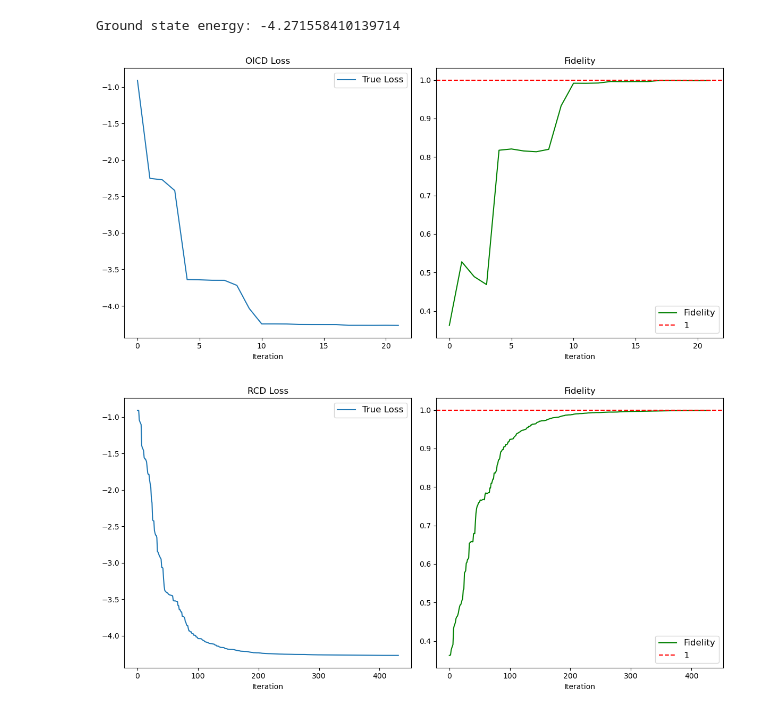
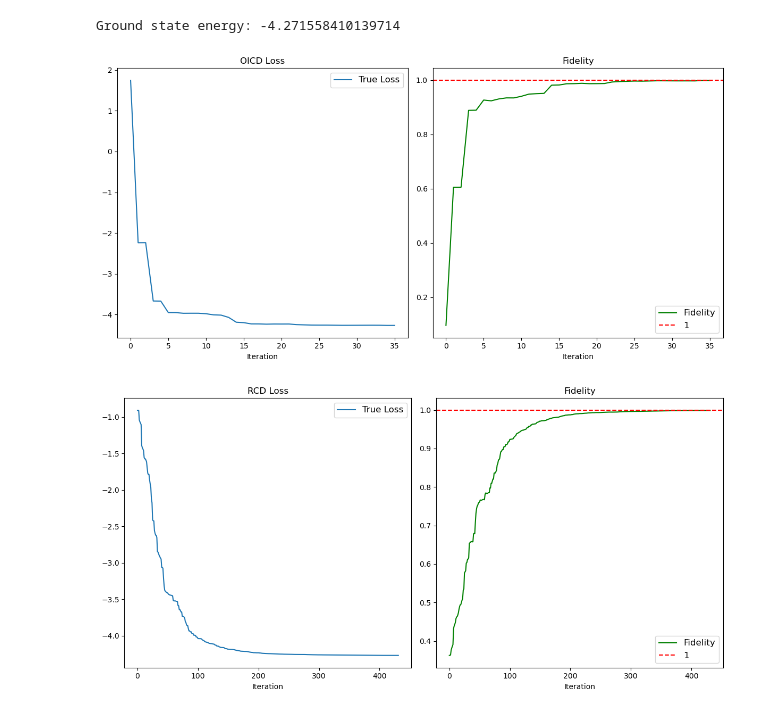
Before and after one commit to GALVINLAI/OICD_for_VQA, a Jupyter notebook: tfim_HVA_Wiersema.ipynb, the cells around one changed output. Drawn from its saved outputs; the diff is of its cells as text; code cells hidden in the pictures.

Commit message:
add eigenvalue method

```diff
--- a/tfim_HVA_Wiersema.ipynb
+++ b/tfim_HVA_Wiersema.ipynb
@@ -408,27 +408,28 @@ Ground state energy: -4.271558410139714
 # %%
 # OICD Optimization
 from algo.oicd import oicd
 
 num_iter = 15000
 # Run OICD
 final_weights_oicd, best_expected_record_value_oicd, best_fid_record_value_oicd, func_oicd, _, _ = oicd(
     estimate_loss,
     expectation_loss,
     fidelity,
     n_shot, weights_dict, initial_weights, num_iter,
     cyclic_mode=False,
     use_pratical_interp_flag=True,
-    use_local_solvers_flag=True,
+    use_local_solvers_flag=False,
     use_global_solvers_flag = False,
+    use_eigen_method_flag = True,
     # subproblem_method='BFGS',
     # subproblem_iter=None,
     use_exact_update_frequencey_1_flag = False,
     exact_mode=False, # for testing purpose, no noisy loss
     plot_flag=True,
     plot_argmin_flag = False,
 )
 # %% [output]
-[figure, old version]
+[figure, new version]
 # %%
 # RCD Optimization
 from algo.rcd import rcd
```
Also changed, not shown: parts of 2 cells of this notebook, 53 other files.
